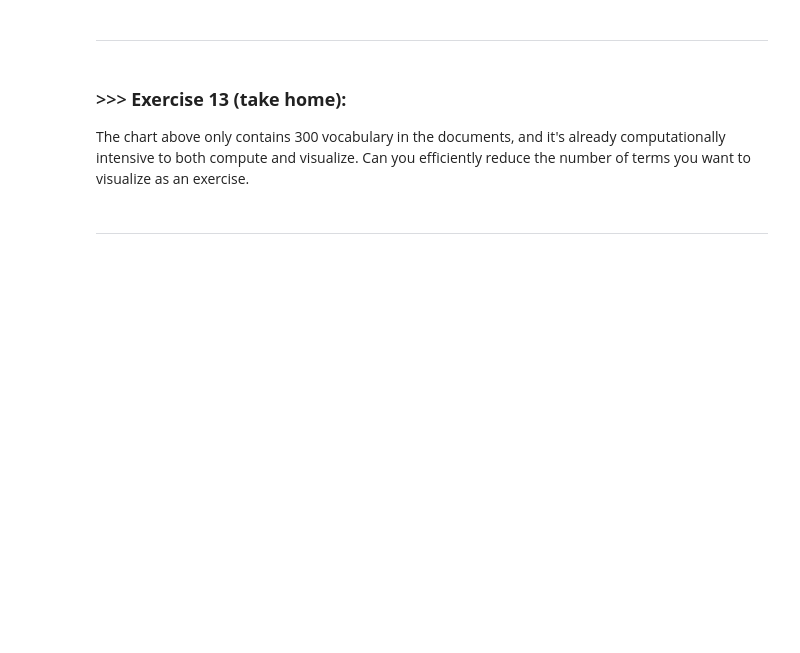
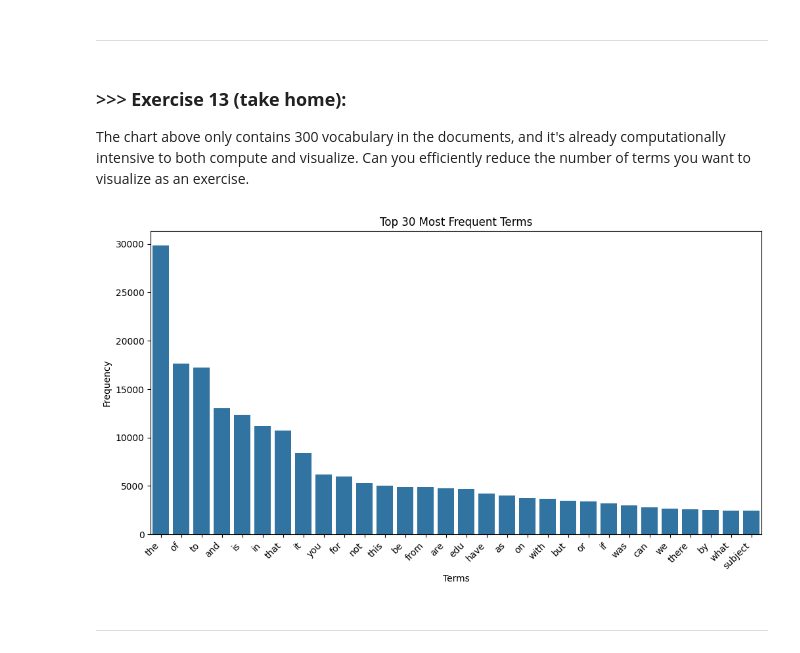
Before and after one commit to DorothySchesly/DM2025-Lab1-Exercise, a Jupyter notebook: DM2025-Lab1-Master.ipynb, the cells around one changed output. Saved outputs shown, nothing was run; the diff lists cells and outputs as text; code cells hidden in the pictures; blank space fills up the shorter version.

```diff
--- a/DM2025-Lab1-Master.ipynb
+++ b/DM2025-Lab1-Master.ipynb
@@ -1298,3 +1338,29 @@ The chart above only contains 300 vocabulary in the documents, and it's already
+# %%
+# Answer here
+import numpy as np
+import matplotlib.pyplot as plt
+import seaborn as sns
+
+# Compute term frequencies
+term_frequencies = np.asarray(X_counts.sum(axis=0))[0]
+
+# Select top N most frequent terms
+top_n = 30
+top_indices = term_frequencies.argsort()[::-1][:top_n]
+top_terms = count_vect.get_feature_names_out()[top_indices]
+top_freqs = term_frequencies[top_indices]
+
+# Plot
+plt.figure(figsize=(12, 6))
+ax = sns.barplot(x=top_terms, y=top_freqs)
+ax.set_xticks(range(top_n))  # ensure tick positions match number of labels
+ax.set_xticklabels(top_terms, rotation=45, ha='right')
+plt.title(f"Top {top_n} Most Frequent Terms")
+plt.xlabel("Terms")
+plt.ylabel("Frequency")
+plt.show()
+# %% [output]
+[figure, added]
 # %% [markdown]
 ---
 # %% [markdown]
```
Also changed, not shown: parts of 22 cells of this notebook.
